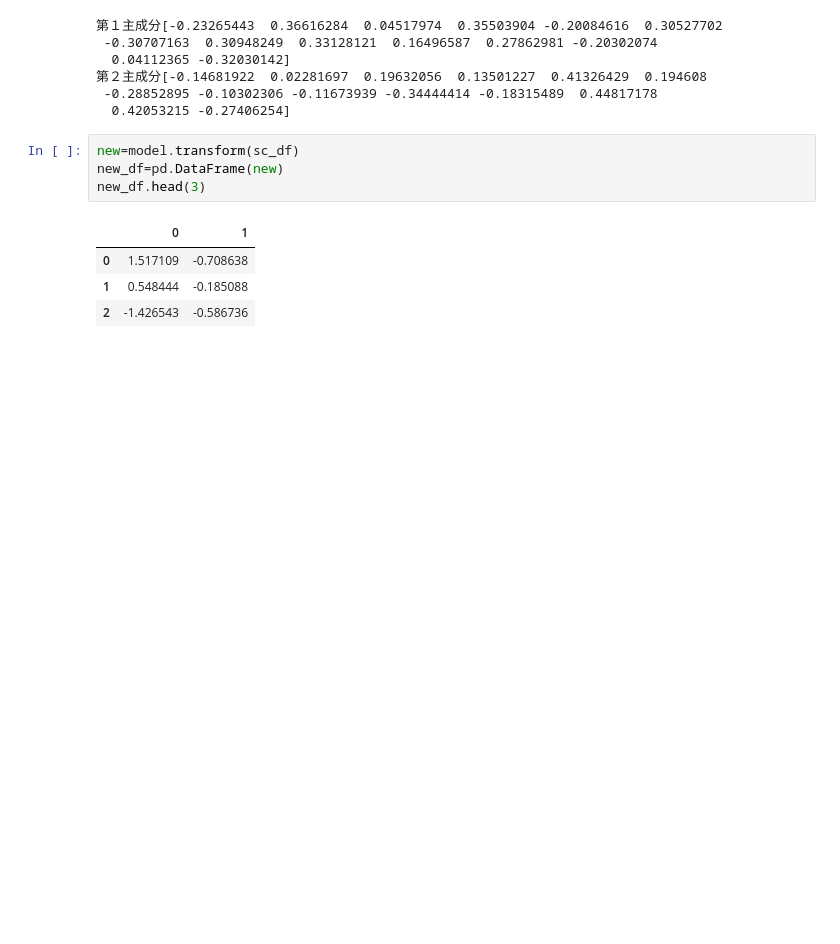
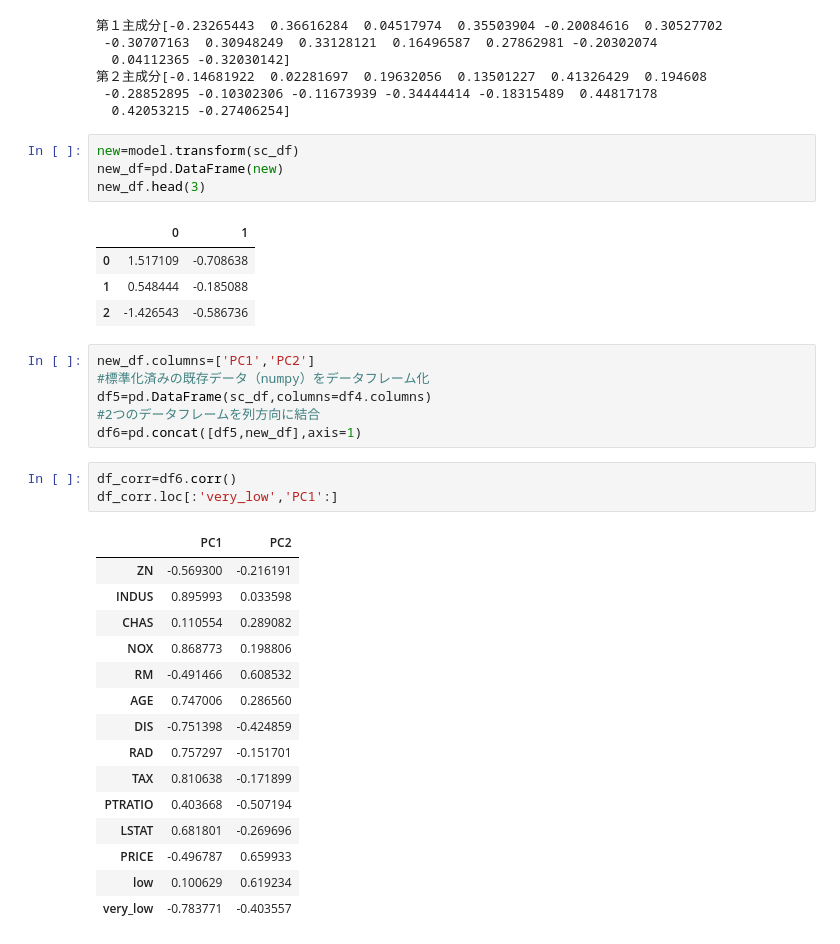
Before and after one commit to Udon-datascience/Python_machine_learning_study_log, a Jupyter notebook: study_based_on_textbook/codes（learning_analysis）/learning_analysis_20.ipynb, the cells around one changed output. Drawn from its saved outputs; the diff is of its cells as text; blank space fills up the shorter version.

```diff
--- a/study_based_on_textbook/codes（learning_analysis）/learning_analysis_20.ipynb
+++ b/study_based_on_textbook/codes（learning_analysis）/learning_analysis_20.ipynb
@@ -53,3 +53,28 @@ new_df.head(3)
 | 0 | 1.517109 | -0.708638 |
 | 1 | 0.548444 | -0.185088 |
 | 2 | -1.426543 | -0.586736 |
+# %%
+new_df.columns=['PC1','PC2']
+#標準化済みの既存データ（numpy）をデータフレーム化
+df5=pd.DataFrame(sc_df,columns=df4.columns)
+#2つのデータフレームを列方向に結合
+df6=pd.concat([df5,new_df],axis=1)
+# %%
+df_corr=df6.corr()
+df_corr.loc[:'very_low','PC1':]
+# %% [output]
+|  | PC1 | PC2 |
+| ZN | -0.569300 | -0.216191 |
+| INDUS | 0.895993 | 0.033598 |
+| CHAS | 0.110554 | 0.289082 |
+| NOX | 0.868773 | 0.198806 |
+| RM | -0.491466 | 0.608532 |
+| AGE | 0.747006 | 0.286560 |
+| DIS | -0.751398 | -0.424859 |
+| RAD | 0.757297 | -0.151701 |
+| TAX | 0.810638 | -0.171899 |
+| PTRATIO | 0.403668 | -0.507194 |
+| LSTAT | 0.681801 | -0.269696 |
+| PRICE | -0.496787 | 0.659933 |
+| low | 0.100629 | 0.619234 |
+| very_low | -0.783771 | -0.403557 |
```
Also changed, not shown: parts of 11 cells of this notebook, 1 other file.
